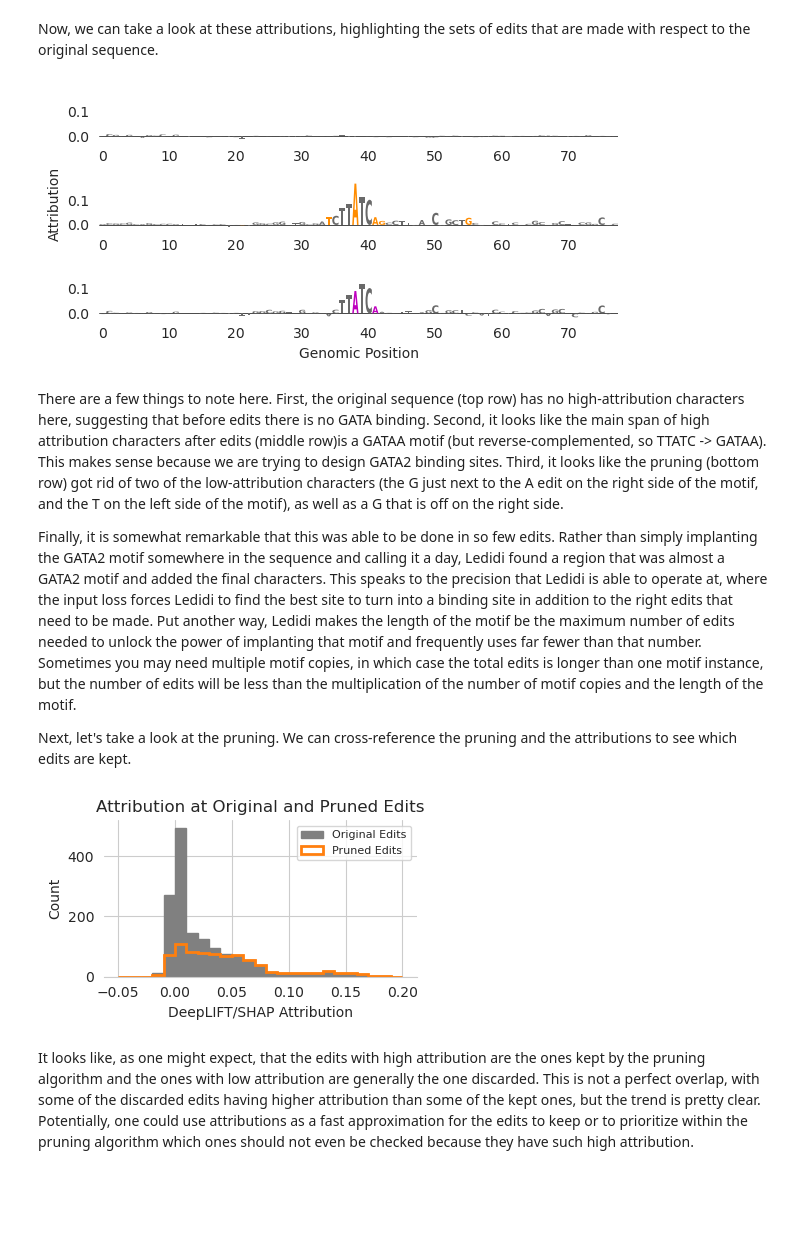
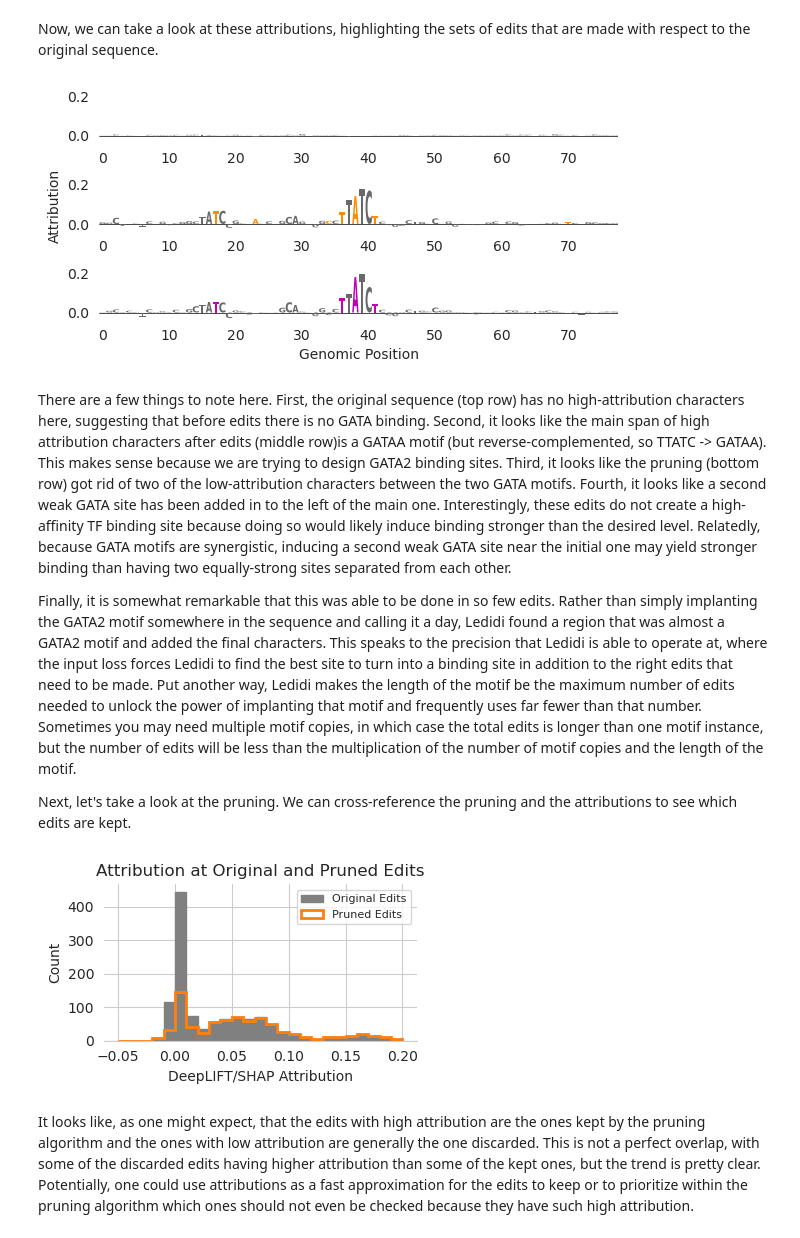
Before and after one commit to jmschrei/ledidi, a Jupyter notebook: docs/tutorials/Tutorial_1_-_Design_of_Protein_Binding_Sites.ipynb, the cells around one changed output. Saved outputs shown, nothing was run; the diff lists cells and outputs as text; code cells hidden in the pictures; blank space fills up the shorter version.

```diff
--- a/docs/tutorials/Tutorial_1_-_Design_of_Protein_Binding_Sites.ipynb
+++ b/docs/tutorials/Tutorial_1_-_Design_of_Protein_Binding_Sites.ipynb
@@ -163,4 +163,7 @@ Overall, it looks like the design was a success, with only a few edits needed to
 # %%
-x_bar, wrapper = ledidi(model, X, y_bar, verbose=True, return_designer=True)
+torch.manual_seed(0)
+
+X_bar = ledidi(model, X, y_bar, n_samples=50, verbose=True)
+y_hat = predict(model, X_bar).numpy(force=True)
 # %% [output]
 iter=I  input_loss=0.0  output_loss=16.0        total_loss=16.0 time=0.0
@@ -171,6 +175,3 @@ iter=F  input_loss=23.69        output_loss=0.07081     total_loss=2.44 time=35.
-# %%
-X_bar = torch.cat([wrapper(X) for _ in range(3)])
-y_hat = predict(model, X_bar, device='cuda').numpy(force=True)
 # %% [markdown]
 In theory, we can keep sampling from the forward function as long as we want, but 10 batches should be enough for now. Now we can plot the distribution of `y_hat`.
 # %%
@@ -325,38 +326,38 @@ def plot_edits2(Xs, axs, colors='darkorange'):
         diff = ''.join(diff)
 
         df = pandas.DataFrame(X.T, columns=['A', 'C', 'G', 'T'])
         df.index.name = 'pos'
 
         logo = logomaker.Logo(df, ax=ax, color_scheme='dimgrey')
         logo.style_spines(visible=False)
         logo.style_glyphs_in_sequence(sequence=diff, color=c)
         ax.set_ylim(ymin, ymax)
         ax.grid(False)
 
         seaborn.despine(bottom=True, left=True)
 
 mid = X_attr2[2].sum(axis=0).argmax()
 w = 40
 start, end = mid - w + 2, mid + w
 
 xa0 = X_attr[0, :, start:end]
-xa1 = X_attr2[2, :, start:end]
-xa2 = X_attr3[2, :, start:end]
+xa1 = X_attr2[4, :, start:end]
+xa2 = X_attr3[4, :, start:end]
 
 plt.figure(figsize=(6, 3))
 ax1 = plt.subplot(311)
 ax2 = plt.subplot(312)
 plt.ylabel("Attribution")
 ax3 = plt.subplot(313)
 
 plot_edits2([xa0, xa1, xa2], [ax1, ax2, ax3], colors=['k', 'darkorange', 'm'])
 
 plt.xlabel("Genomic Position")
 plt.tight_layout()
 # %% [output]
-[figure, old version]
+[figure, new version]
 # %% [markdown]
-There are a few things to note here. First, the original sequence (top row) has no high-attribution characters here, suggesting that before edits there is no GATA binding. Second, it looks like the main span of high attribution characters after edits (middle row)is a GATAA motif (but reverse-complemented, so TTATC -> GATAA). This makes sense because we are trying to design GATA2 binding sites. Third, it looks like the pruning (bottom row) got rid of two of the low-attribution characters (the G just next to the A edit on the right side of the motif, and the T on the left side of the motif), as well as a G that is off on the right side.
+There are a few things to note here. First, the original sequence (top row) has no high-attribution characters here, suggesting that before edits there is no GATA binding. Second, it looks like the main span of high attribution characters after edits (middle row)is a GATAA motif (but reverse-complemented, so TTATC -> GATAA). This makes sense because we are trying to design GATA2 binding sites. Third, it looks like the pruning (bottom row) got rid of two of the low-attribution characters between the two GATA motifs. Fourth, it looks like a second weak GATA site has been added in to the left of the main one. Interestingly, these edits do not create a high-affinity TF binding site because doing so would likely induce binding stronger than the desired level. Relatedly, because GATA motifs are synergistic, inducing a second weak GATA site near the initial one may yield stronger binding than having two equally-strong sites separated from each other.
 
 Finally, it is somewhat remarkable that this was able to be done in so few edits. Rather than simply implanting the GATA2 motif somewhere in the sequence and calling it a day, Ledidi found a region that was almost a GATA2 motif and added the final characters. This speaks to the precision that Ledidi is able to operate at, where the input loss forces Ledidi to find the best site to turn into a binding site in addition to the right edits that need to be made. Put another way, Ledidi makes the length of the motif be the maximum number of edits needed to unlock the power of implanting that motif and frequently uses far fewer than that number. Sometimes you may need multiple motif copies, in which case the total edits is longer than one motif instance, but the number of edits will be less than the multiplication of the number of motif copies and the length of the motif.
 
@@ -380,7 +381,7 @@ plt.tight_layout()
 seaborn.despine(left=True)
 plt.show()
 # %% [output]
-[figure, old version]
+[figure, new version]
 # %% [markdown]
 It looks like, as one might expect, that the edits with high attribution are the ones kept by the pruning algorithm and the ones with low attribution are generally the one discarded. This is not a perfect overlap, with some of the discarded edits having higher attribution than some of the kept ones, but the trend is pretty clear. Potentially, one could use attributions as a fast approximation for the edits to keep or to prioritize within the pruning algorithm which ones should not even be checked because they have such high attribution.
 # %% [markdown]
```
Also changed, not shown: parts of 19 cells of this notebook.
